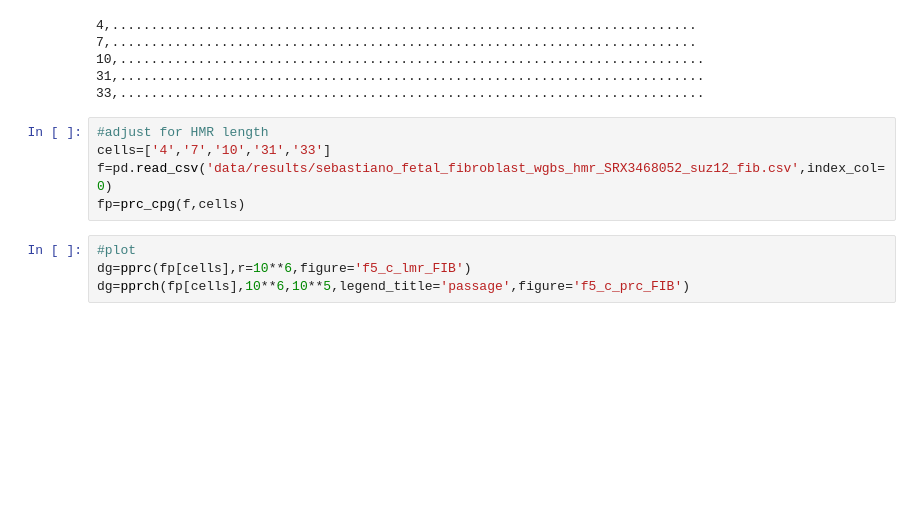
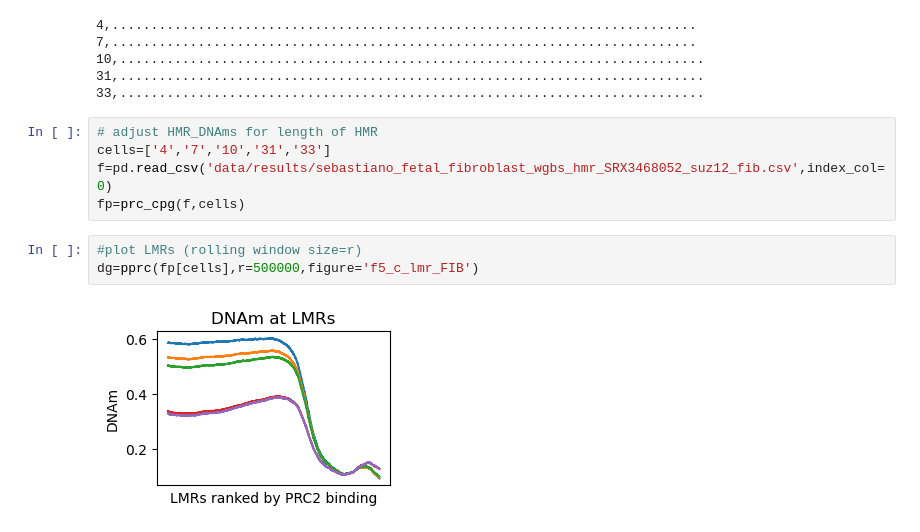
Before and after one commit to moqri/PRC2-AgeIndex, a Jupyter notebook: Fibroblast.ipynb, the cells around one changed output. Drawn from its saved outputs; the diff is of its cells as text; blank space fills up the shorter version.

```diff
--- a/Fibroblast.ipynb
+++ b/Fibroblast.ipynb
@@ -99,11 +99,12 @@ f.to_csv('data/results/sebastiano_fetal_fibroblast_wgbs_hmr_SRX3468052_suz12_fib
 31,...........................................................................
 33,...........................................................................
 # %%
-#adjust for HMR length
+# adjust HMR_DNAms for length of HMR
 cells=['4','7','10','31','33']
 f=pd.read_csv('data/results/sebastiano_fetal_fibroblast_wgbs_hmr_SRX3468052_suz12_fib.csv',index_col=0)
 fp=prc_cpg(f,cells)
 # %%
-#plot
-dg=pprc(fp[cells],r=10**6,figure='f5_c_lmr_FIB')
-dg=pprch(fp[cells],10**6,10**5,legend_title='passage',figure='f5_c_prc_FIB')
+#plot LMRs (rolling window size=r)
+dg=pprc(fp[cells],r=500000,figure='f5_c_lmr_FIB')
+# %% [output]
+[figure, added]
```
Also changed, not shown: parts of 1 cell of this notebook, 5 other files.
